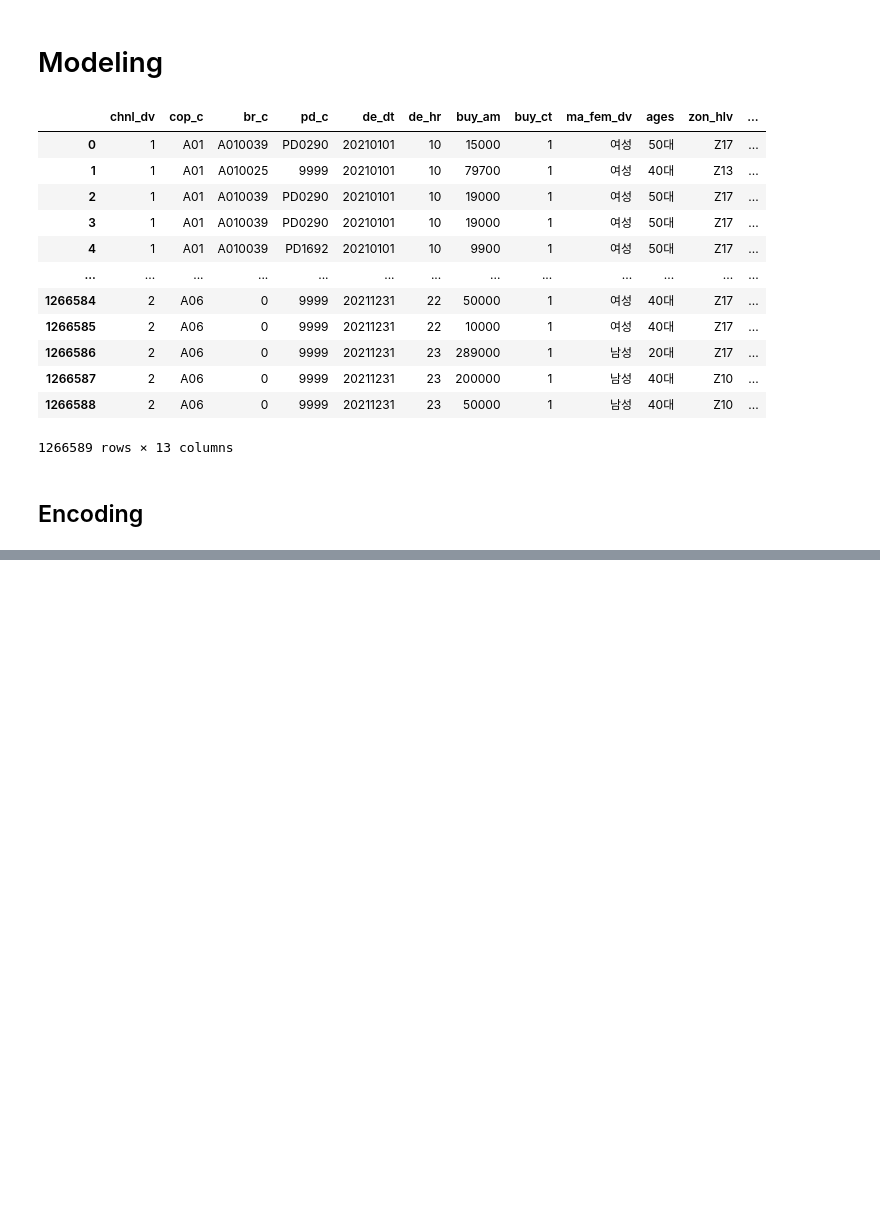
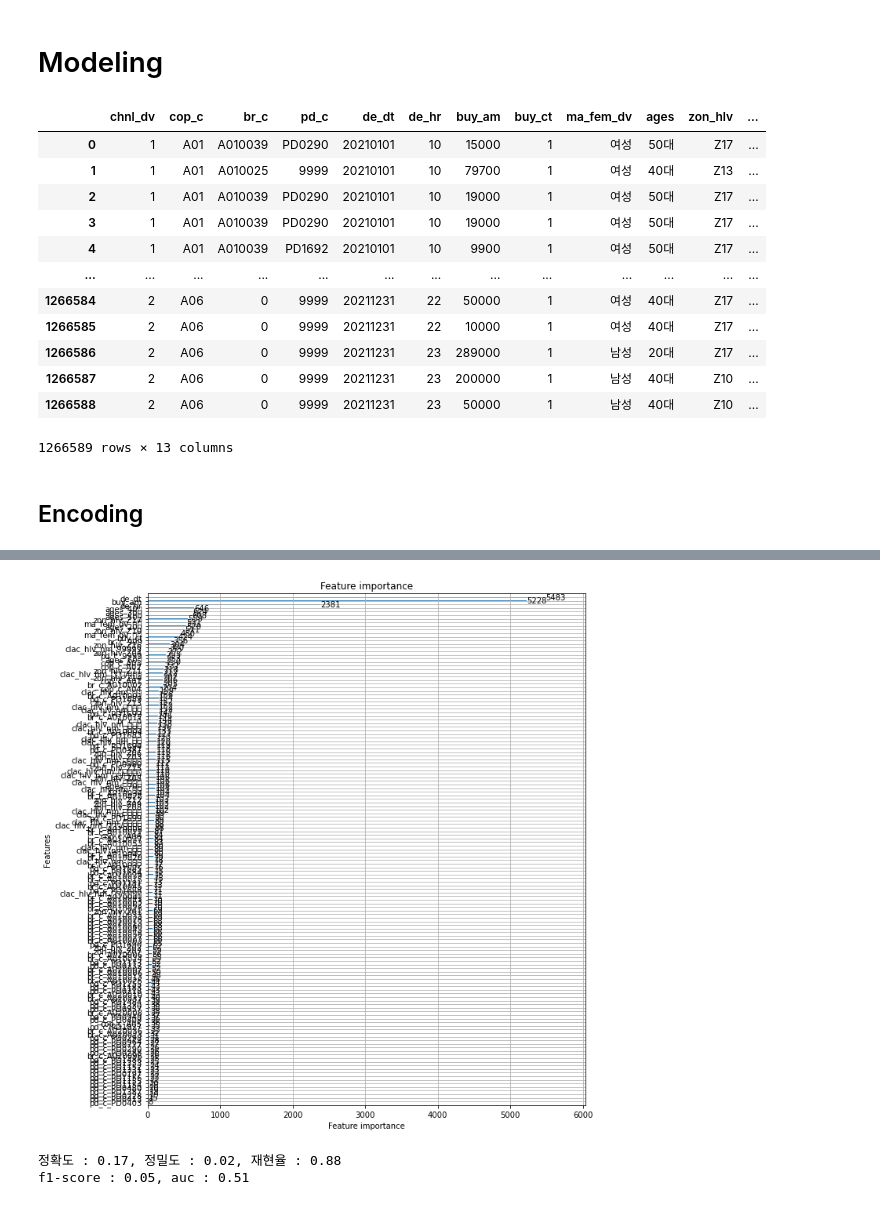
Before and after one commit to JJI-Hoon/Lpay-Data-Contest, a Jupyter notebook: Lpay_Modeling.ipynb, the cells around one changed output, grey strips where cells are left out. Drawn from its saved outputs; the diff is of its cells as text; code cells hidden in the pictures; blank space fills up the shorter version.

```diff
--- a/Lpay_Modeling.ipynb
+++ b/Lpay_Modeling.ipynb
@@ -98,0 +146,3 @@ print('SMOTE 적용 후 레이블 값 분포: \n', pd.Series(y_train_over).value
+# %%
+evals = [(X_test, y_test)]
+lgb = LGBMClassifier(n_estimators=1000,eval_metric='logloss', eval_set=evals)
@@ -98,0 +209,12 @@ print('SMOTE 적용 후 레이블 값 분포: \n', pd.Series(y_train_over).value
+# %%
+fig, ax = plt.subplots(figsize=(10,12))
+plot_importance(lgb, ax=ax)
+plt.show()
+# %% [output]
+[figure, added]
+# %%
+lr = LogisticRegression()
+modeling(lr,X_resampled,X_test,y_resampled,y_test)
+# %% [output]
+정확도 : 0.17, 정밀도 : 0.02, 재현율 : 0.88
+f1-score : 0.05, auc : 0.51
```
Also changed, not shown: parts of 19 cells of this notebook.
